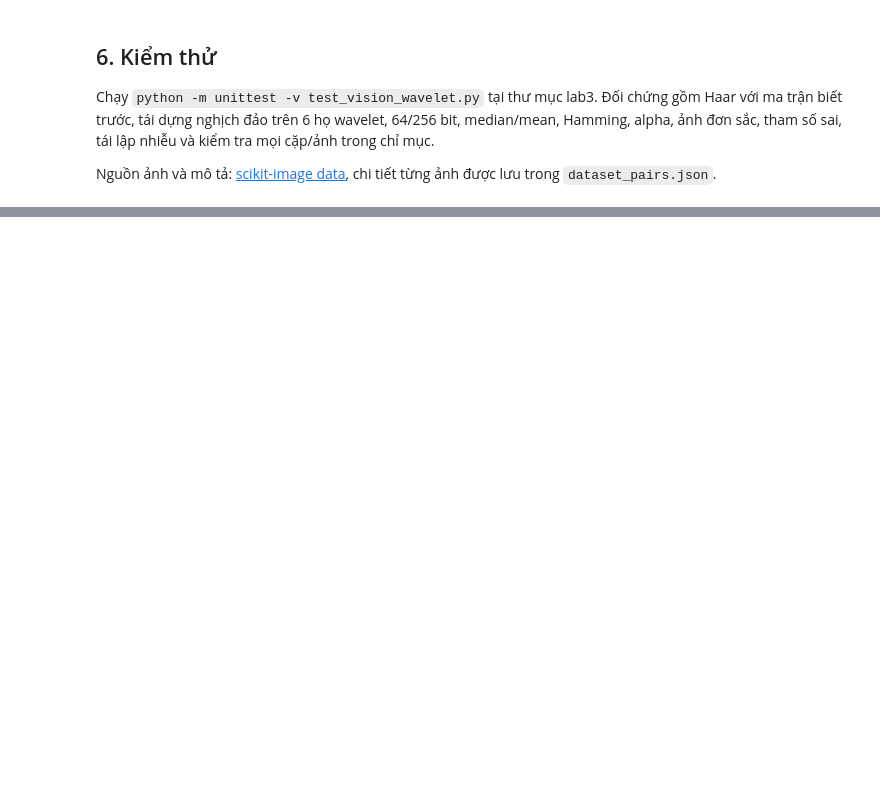
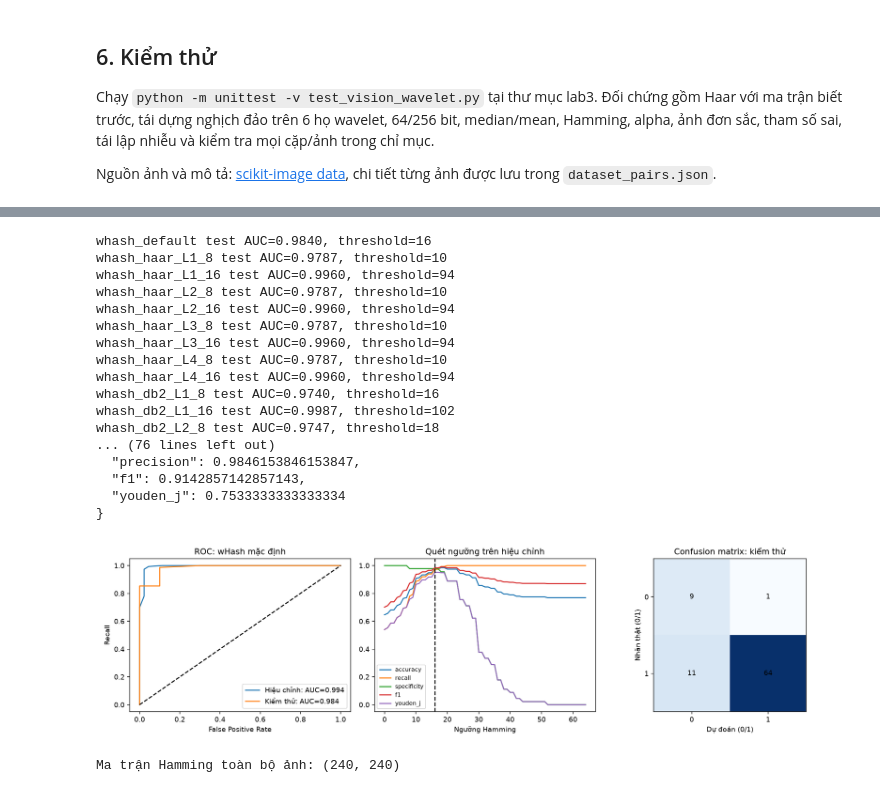
Before and after one commit to TranQuan231005/Computer_Vision_Lab, a Jupyter notebook: lab3/Lab3.ipynb, the cells around one changed output, grey strips where cells are left out. Saved outputs shown, nothing was run; the diff lists cells and outputs as text; code cells hidden in the pictures; blank space fills up the shorter version.

Commit message:
Complete Lab 3 evaluation and hashing benchmark for Thanh Nguyen

```diff
--- a/lab3/Lab3.ipynb
+++ b/lab3/Lab3.ipynb
@@ -214,0 +232,33 @@ chi tiết từng ảnh được lưu trong `dataset_pairs.json`.
+# %%
+from vision_wavelet import run_evaluation
+report = run_evaluation(DATA, OUT / 'evaluation')
+print(json.dumps(report['split'], ensure_ascii=False, indent=2))
+default = report['methods']['whash_default']
+print('AUC kiểm thử:', default['test_auc'])
+print(json.dumps(default['test_metrics'], indent=2))
+from IPython.display import display, Image as DisplayImage, Markdown
+display(DisplayImage(filename=str(OUT / 'evaluation/evaluation.png')))
+matrix = np.load(OUT / 'evaluation/hamming_matrix.npy')
+assert matrix.shape == (240, 240)
+assert np.array_equal(matrix, matrix.T) and not matrix.diagonal().any()
+print('Ma trận Hamming toàn bộ ảnh:', matrix.shape)
+# %% [output]
+whash_default test AUC=0.9840, threshold=16
+whash_haar_L1_8 test AUC=0.9787, threshold=10
+whash_haar_L1_16 test AUC=0.9960, threshold=94
+whash_haar_L2_8 test AUC=0.9787, threshold=10
+whash_haar_L2_16 test AUC=0.9960, threshold=94
+whash_haar_L3_8 test AUC=0.9787, threshold=10
+whash_haar_L3_16 test AUC=0.9960, threshold=94
+whash_haar_L4_8 test AUC=0.9787, threshold=10
+whash_haar_L4_16 test AUC=0.9960, threshold=94
+whash_db2_L1_8 test AUC=0.9740, threshold=16
+whash_db2_L1_16 test AUC=0.9987, threshold=102
+whash_db2_L2_8 test AUC=0.9747, threshold=18
+... (76 lines left out)
+  "precision": 0.9846153846153847,
+  "f1": 0.9142857142857143,
+  "youden_j": 0.7533333333333334
+}
+[figure, added]
+Ma trận Hamming toàn bộ ảnh: (240, 240)
```
Also changed, not shown: parts of 8 cells of this notebook, 20 other files.
